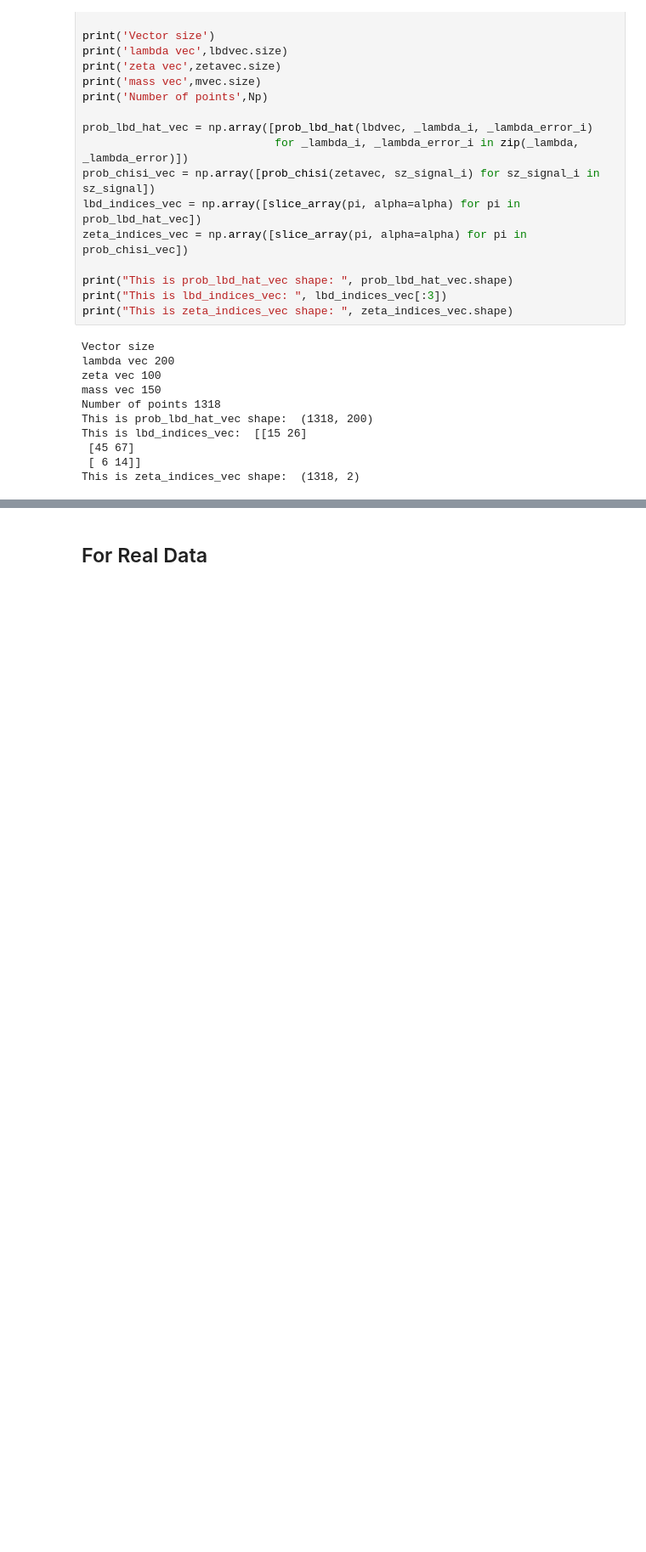
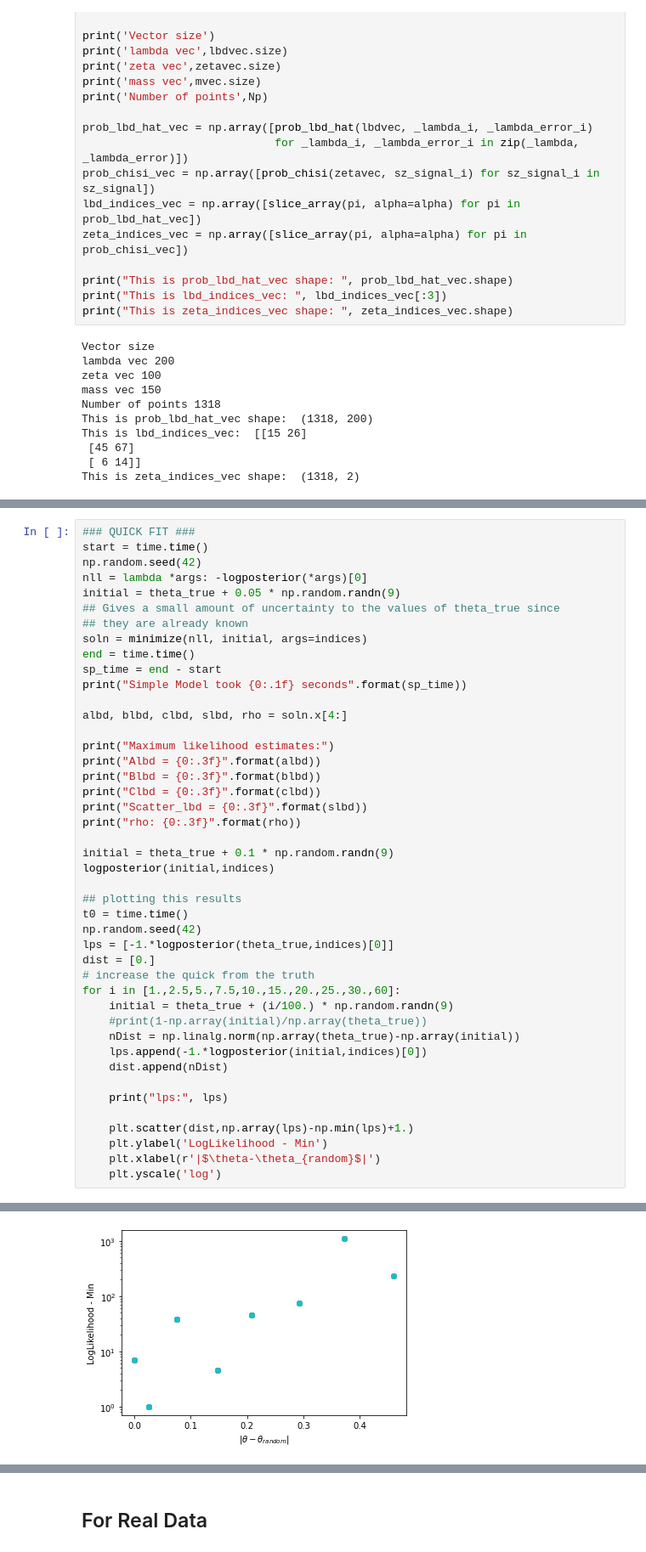
Before and after one commit to allenpinjic/mustar-project, a Jupyter notebook: simple_model/simple_model_debug.ipynb, the cells around one changed output, grey strips where cells are left out. Shown at 85% size. Drawn from its saved outputs; the diff is of its cells as text; blank space fills up the shorter version.

Commit message:
Attempted to analyze simple_model_debug.ipyb further; possible issue using real data

```diff
--- a/simple_model/simple_model_debug.ipynb
+++ b/simple_model/simple_model_debug.ipynb
@@ -320,0 +379,45 @@ The value of the logposterior using theta_true and indices (STANDARD):  (-3962.0
+# %%
+### QUICK FIT ###
+start = time.time()
+np.random.seed(42)
+nll = lambda *args: -logposterior(*args)[0]
+initial = theta_true + 0.05 * np.random.randn(9)
+## Gives a small amount of uncertainty to the values of theta_true since
+## they are already known
+soln = minimize(nll, initial, args=indices)
+end = time.time()
+sp_time = end - start
+print("Simple Model took {0:.1f} seconds".format(sp_time))
+
+albd, blbd, clbd, slbd, rho = soln.x[4:]
+
+print("Maximum likelihood estimates:")
+print("Albd = {0:.3f}".format(albd))
+print("Blbd = {0:.3f}".format(blbd))
+print("Clbd = {0:.3f}".format(clbd))
+print("Scatter_lbd = {0:.3f}".format(slbd))
+print("rho: {0:.3f}".format(rho))
+
+initial = theta_true + 0.1 * np.random.randn(9)
+logposterior(initial,indices)
+
+## plotting this results
+t0 = time.time()
+np.random.seed(42)
+lps = [-1.*logposterior(theta_true,indices)[0]]
+dist = [0.]
+# increase the quick from the truth
+for i in [1.,2.5,5.,7.5,10.,15.,20.,25.,30.,60]:
+    initial = theta_true + (i/100.) * np.random.randn(9)
+    #print(1-np.array(initial)/np.array(theta_true))
+    nDist = np.linalg.norm(np.array(theta_true)-np.array(initial))
+    lps.append(-1.*logposterior(initial,indices)[0])
+    dist.append(nDist)
+
+    print("lps:", lps)
+
+    plt.scatter(dist,np.array(lps)-np.min(lps)+1.)
+    plt.ylabel('LogLikelihood - Min')
+    plt.xlabel(r'|$\theta-\theta_{random}$|')
+    plt.yscale('log')
+# %% [output]
@@ -320,0 +441 @@ The value of the logposterior using theta_true and indices (STANDARD):  (-3962.0
+[figure, added]
```
Also changed, not shown: parts of 12 cells of this notebook, 1 other file.
